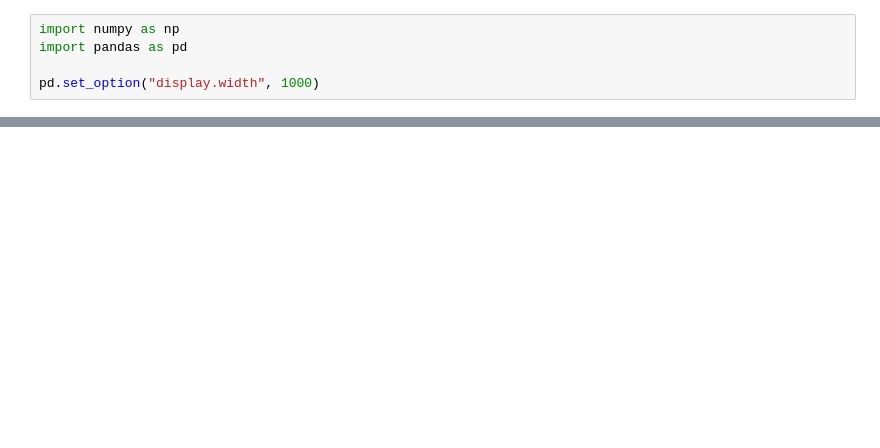
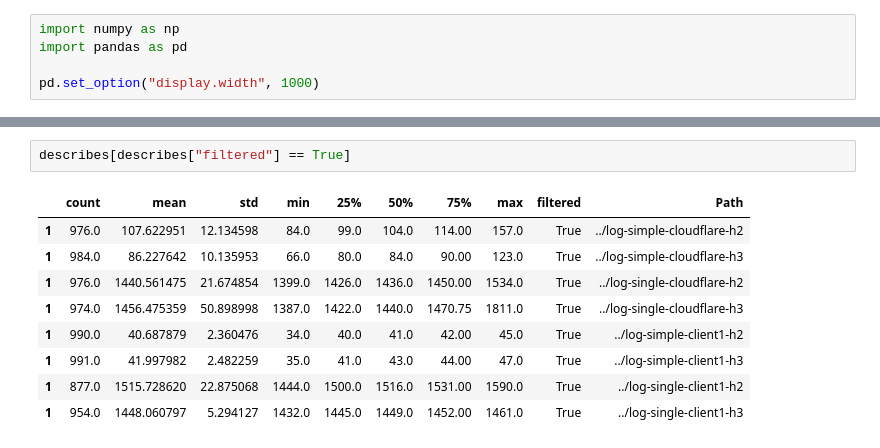
Before and after one commit to totto2727-org/puppeteer-http-protocol-tester, a Jupyter notebook: process/client-time.ipynb, the cells around one changed output, grey strips where cells are left out. Cells and saved outputs as stored; diff of their text form; blank space fills up the shorter version.

```diff
--- a/process/client-time.ipynb
+++ b/process/client-time.ipynb
@@ -83,0 +106,12 @@ filterd     954.0  1448.060797  5.294127  1432.0  1445.0  1449.0  1452.0  1461.0
+# %%
+describes[describes["filtered"] == True]
+# %% [output]
+|  | count | mean | std | min | 25% | 50% | 75% | max | filtered | Path |
+| 1 | 976.0 | 107.622951 | 12.134598 | 84.0 | 99.0 | 104.0 | 114.00 | 157.0 | True | ../log-simple-cloudflare-h2 |
+| 1 | 984.0 | 86.227642 | 10.135953 | 66.0 | 80.0 | 84.0 | 90.00 | 123.0 | True | ../log-simple-cloudflare-h3 |
+| 1 | 976.0 | 1440.561475 | 21.674854 | 1399.0 | 1426.0 | 1436.0 | 1450.00 | 1534.0 | True | ../log-single-cloudflare-h2 |
+| 1 | 974.0 | 1456.475359 | 50.898998 | 1387.0 | 1422.0 | 1440.0 | 1470.75 | 1811.0 | True | ../log-single-cloudflare-h3 |
+| 1 | 990.0 | 40.687879 | 2.360476 | 34.0 | 40.0 | 41.0 | 42.00 | 45.0 | True | ../log-simple-client1-h2 |
+| 1 | 991.0 | 41.997982 | 2.482259 | 35.0 | 41.0 | 43.0 | 44.00 | 47.0 | True | ../log-simple-client1-h3 |
+| 1 | 877.0 | 1515.728620 | 22.875068 | 1444.0 | 1500.0 | 1516.0 | 1531.00 | 1590.0 | True | ../log-single-client1-h2 |
+| 1 | 954.0 | 1448.060797 | 5.294127 | 1432.0 | 1445.0 | 1449.0 | 1452.00 | 1461.0 | True | ../log-single-client1-h3 |
```
Also changed, not shown: parts of 7 cells of this notebook, 3 other files.
